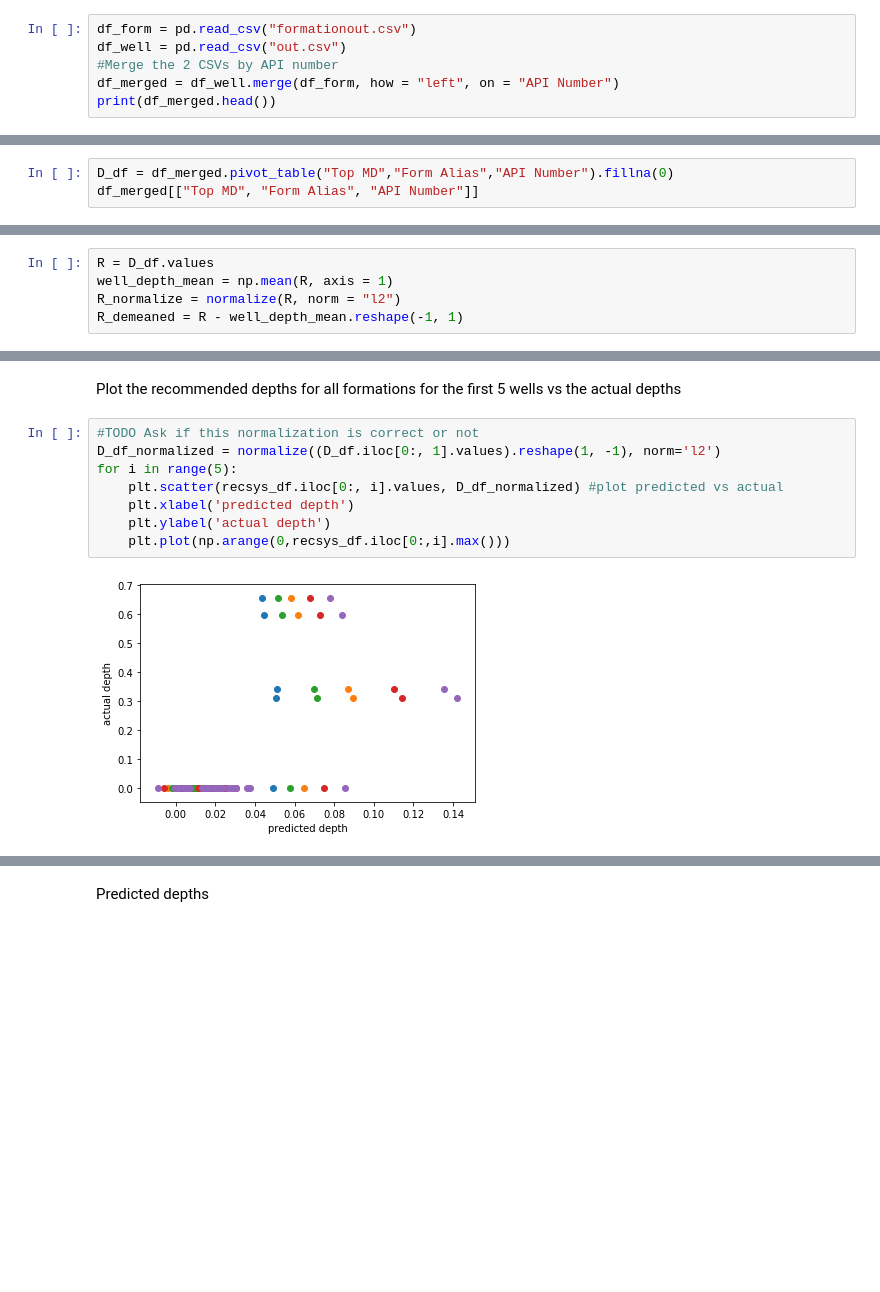
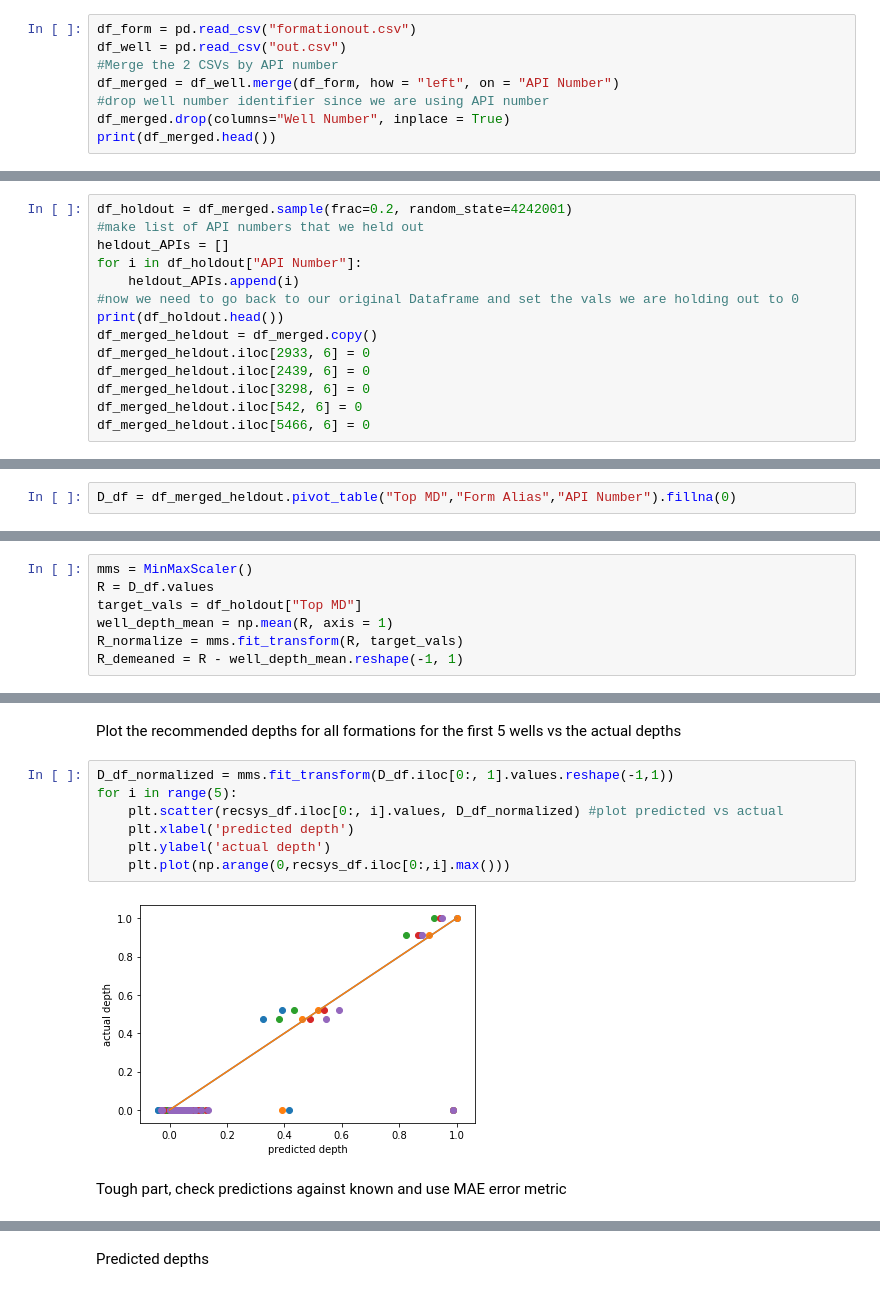
Before and after one commit to SsanyaS14/recommender-system, a Jupyter notebook: shellForModel.ipynb, the cells around one changed output, grey strips where cells are left out. Saved outputs shown, nothing was run; the diff lists cells and outputs as text; blank space fills up the shorter version.

Commit message:
rough file, showing minmaxscaler
I think this will help you switch to normalizing using MinMaxScaler, but the rest of the file is work-in-progress

```diff
--- a/shellForModel.ipynb
+++ b/shellForModel.ipynb
@@ -13,6 +13,8 @@ df_form = pd.read_csv("formationout.csv")
 df_well = pd.read_csv("out.csv")
 #Merge the 2 CSVs by API number
 df_merged = df_well.merge(df_form, how = "left", on = "API Number")
+#drop well number identifier since we are using API number
+df_merged.drop(columns="Well Number", inplace = True)
 print(df_merged.head())
 # %% [output]
      API Number  Northing   Easting  True Vertical Depth  Normalized TVD  \
@@ -30,0 +35,14 @@ print(df_merged.head())
+# %%
+df_holdout = df_merged.sample(frac=0.2, random_state=4242001)
+#make list of API numbers that we held out
+heldout_APIs = []
+for i in df_holdout["API Number"]:
+    heldout_APIs.append(i)
+#now we need to go back to our original Dataframe and set the vals we are holding out to 0
+print(df_holdout.head())
+df_merged_heldout = df_merged.copy()
+df_merged_heldout.iloc[2933, 6] = 0
+df_merged_heldout.iloc[2439, 6] = 0
+df_merged_heldout.iloc[3298, 6] = 0
+df_merged_heldout.iloc[542, 6] = 0
+df_merged_heldout.iloc[5466, 6] = 0
@@ -33,4 +65,3 @@ Make a sparse matrix from the Dataframe
 # %%
-D_df = df_merged.pivot_table("Top MD","Form Alias","API Number").fillna(0)
-df_merged[["Top MD", "Form Alias", "API Number"]]
+D_df = df_merged_heldout.pivot_table("Top MD","Form Alias","API Number").fillna(0)
 # %% [output]
@@ -55,9 +87,11 @@ df_merged[["Top MD", "Form Alias", "API Number"]]
 # %% [markdown]
 Trying different ways of normalizing R, demeaning and normalizing with SKLearn
 # %%
+mms = MinMaxScaler()
 R = D_df.values
+target_vals = df_holdout["Top MD"]
 well_depth_mean = np.mean(R, axis = 1)
-R_normalize = normalize(R, norm = "l2")
+R_normalize = mms.fit_transform(R, target_vals)
 R_demeaned = R - well_depth_mean.reshape(-1, 1)
 # %% [markdown]
 Create binarized matrix with values of 1 where there are depth values in the sparse matrix R and values of 0 where there are not depth values in the sparse matrix R.
@@ -179,12 +213,13 @@ recsys_df.head()
 # %% [markdown]
 Plot the recommended depths for all formations for the first 5 wells vs the actual depths
 # %%
-#TODO Ask if this normalization is correct or not
-D_df_normalized = normalize((D_df.iloc[0:, 1].values).reshape(1, -1), norm='l2')
+D_df_normalized = mms.fit_transform(D_df.iloc[0:, 1].values.reshape(-1,1))
 for i in range(5):
     plt.scatter(recsys_df.iloc[0:, i].values, D_df_normalized) #plot predicted vs actual
     plt.xlabel('predicted depth')
     plt.ylabel('actual depth')
     plt.plot(np.arange(0,recsys_df.iloc[0:,i].max()))
 # %% [output]
-[figure, old version]
+[figure, new version]
+# %% [markdown]
+Tough part, check predictions against known and use MAE error metric
```
Also changed, not shown: parts of 12 cells of this notebook, 1 other file.
